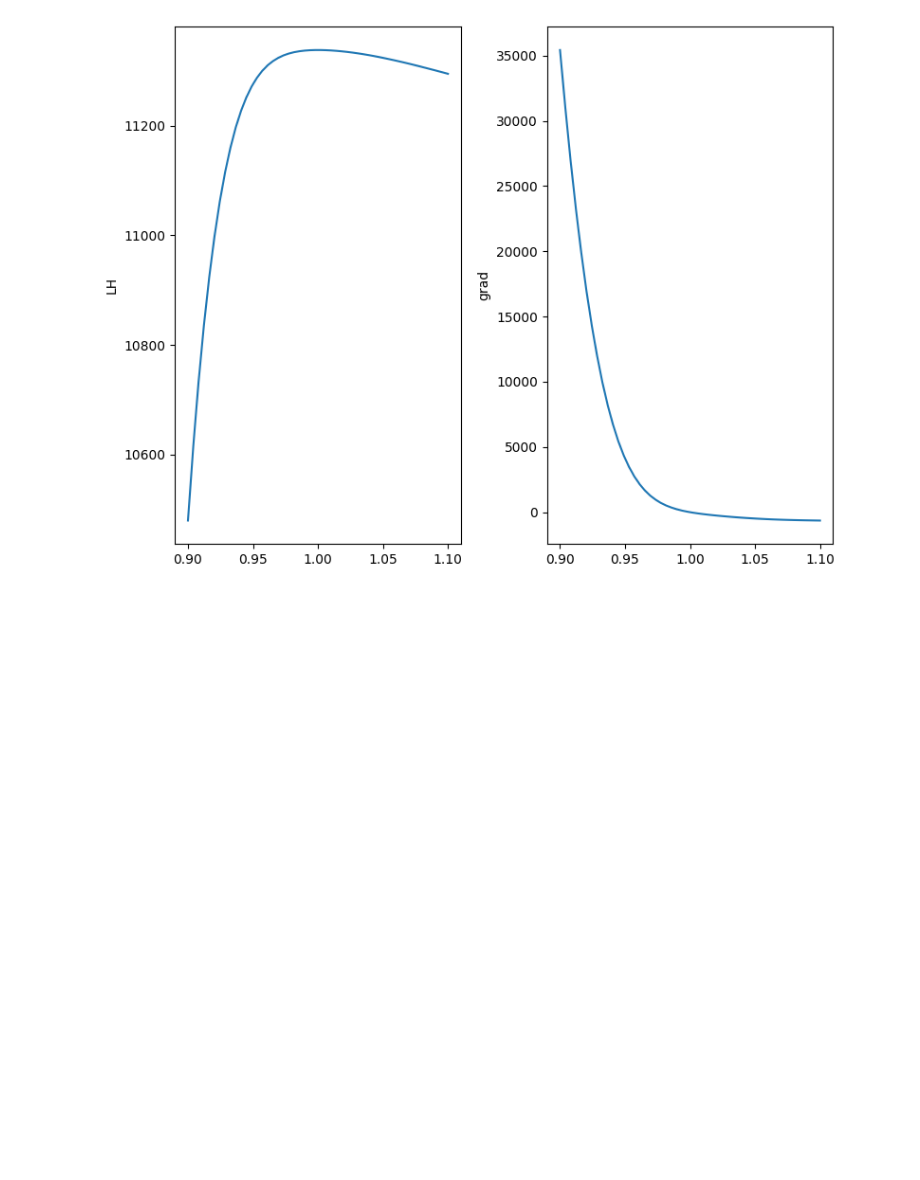
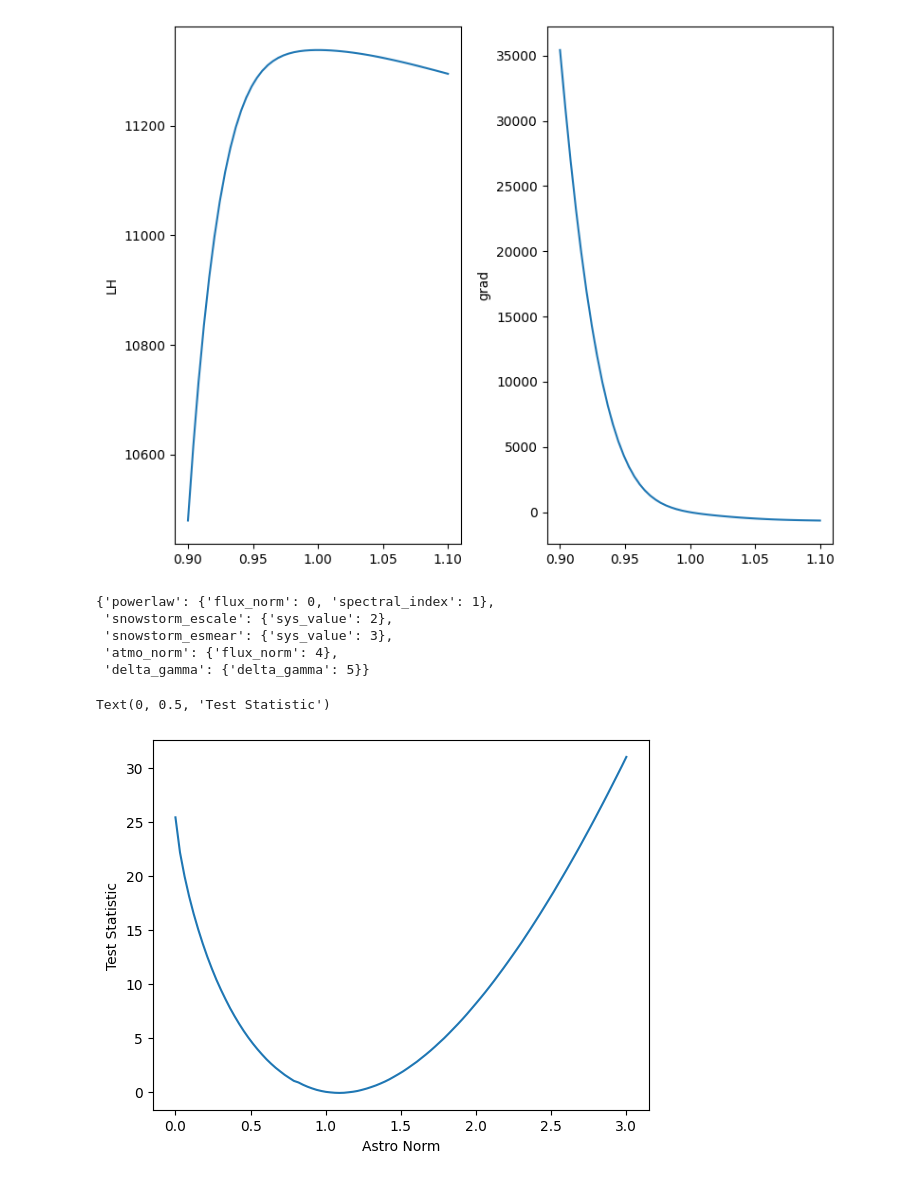
Before and after one commit to chrhck/pyForwardFolding, a Jupyter notebook: examples/example.ipynb, the cells around one changed output. Cells and saved outputs as stored; diff of their text form; code cells hidden in the pictures; blank space fills up the shorter version.

Commit message:
minimizer interface and scan example

```diff
--- a/examples/example.ipynb
+++ b/examples/example.ipynb
@@ -76,3 +77,45 @@ ax2.set_ylabel("grad")
 plt.tight_layout()
 # %% [output]
 [figure]
+# %%
+wrapped_lh = pyFF.minimizer.WrappedLLH(lik, obs, dataset, {})
+# %%
+pyFF.minimizer.flat_index_dict_mapping(ana.exposed_variables(), {})
+# %% [output]
+{'powerlaw': {'flux_norm': 0, 'spectral_index': 1},
+ 'snowstorm_escale': {'sys_value': 2},
+ 'snowstorm_esmear': {'sys_value': 3},
+ 'atmo_norm': {'flux_norm': 4},
+ 'delta_gamma': {'delta_gamma': 5}}
+# %%
+fmin_and_grad = jax.jit(jax.value_and_grad(wrapped_lh))
+# %%
+import scipy.optimize
+
+astro_scan = np.linspace(0, 3, 100)
+
+scan_res = []
+
+for astro in astro_scan:
+
+    bounds = scipy.optimize.Bounds(
+        [astro,      1.0, 0.9, 0.9, 0,      -1],
+        [astro,      4.0, 1.1, 1.1, np.inf,  1]
+    )
+
+    res = scipy.optimize.minimize(fmin_and_grad, [1.001, 2.37, 1., 1., 1., 0.01], bounds=bounds, jac=True, method="L-BFGS-B", tol=10)
+    scan_res.append(res.fun)
+
+bounds = scipy.optimize.Bounds(
+        [0,      1.0, 0.9, 0.9, 0,      -1],
+        [np.inf,      4.0, 1.1, 1.1, np.inf,  1]
+    )
+
+free_fit = scipy.optimize.minimize(fmin_and_grad, [1.001, 2.37, 1., 1., 1., 0.01], bounds=bounds, jac=True, method="L-BFGS-B", tol=10)
+# %%
+plt.plot(astro_scan, 2*(np.asarray(scan_res) - free_fit.fun))
+plt.xlabel("Astro Norm")
+plt.ylabel("Test Statistic")
+# %% [output]
+Text(0, 0.5, 'Test Statistic')
+[figure, added]
```
Also changed, not shown: parts of 4 cells of this notebook, 1 other file.
